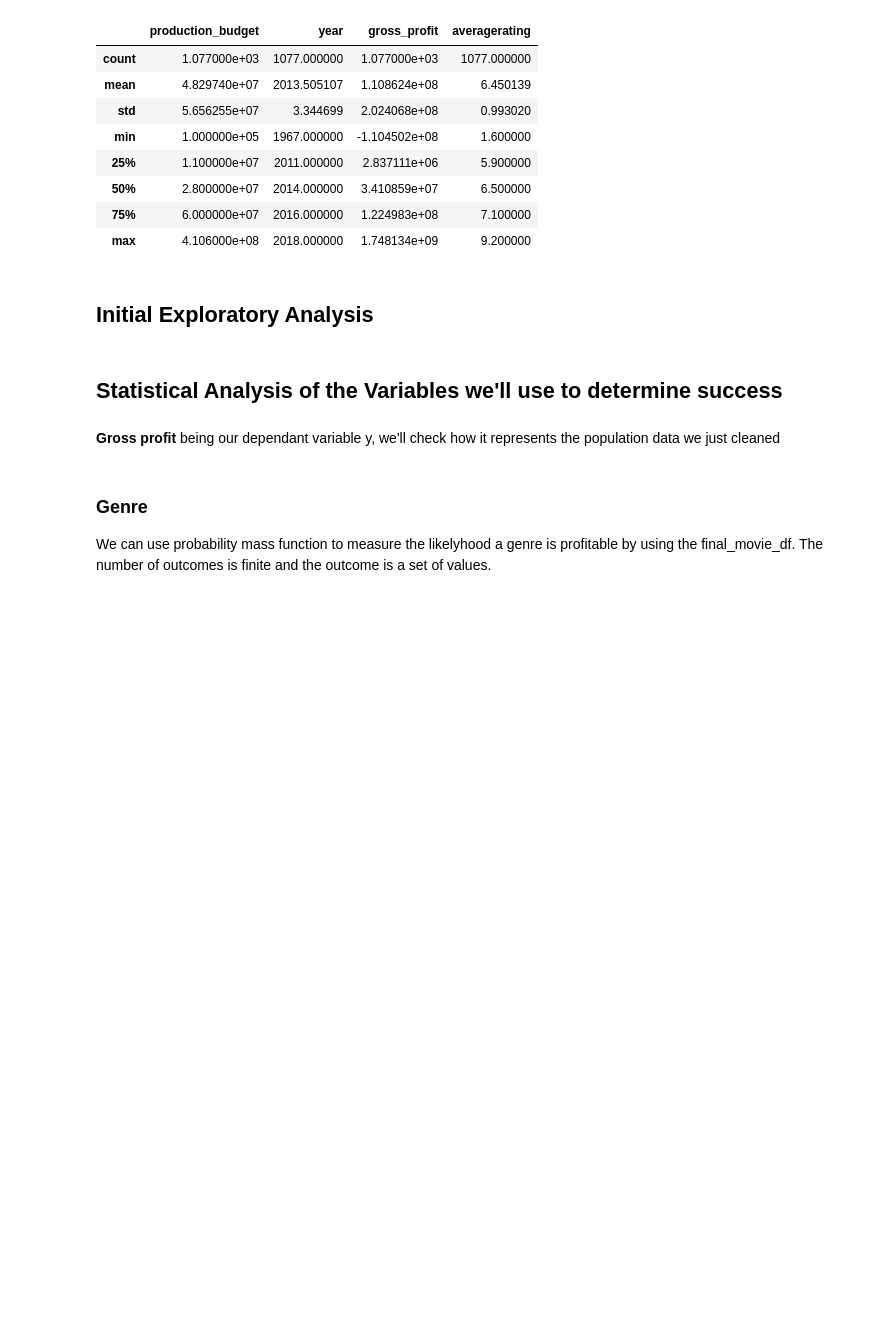
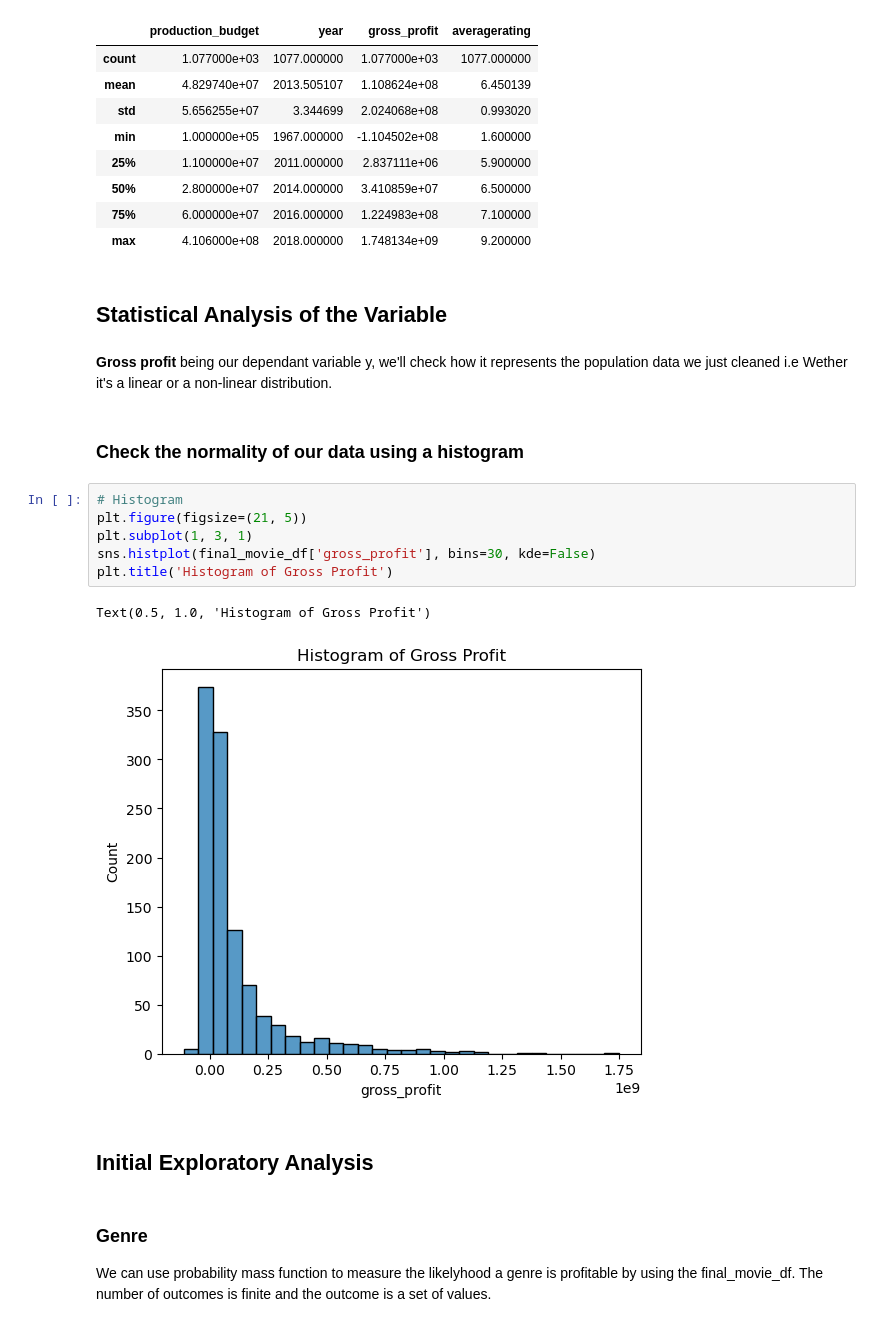
Before and after one commit to stendewa/Film-Industry-Success-Analysis, a Jupyter notebook: student.ipynb, the cells around one changed output. Saved outputs shown, nothing was run; the diff lists cells and outputs as text; blank space fills up the shorter version.

```diff
--- a/student.ipynb
+++ b/student.ipynb
@@ -351,12 +351,23 @@ final_movie_df.describe()
 | 50% | 2.800000e+07 | 2014.000000 | 3.410859e+07 | 6.500000 |
 | 75% | 6.000000e+07 | 2016.000000 | 1.224983e+08 | 7.100000 |
 | max | 4.106000e+08 | 2018.000000 | 1.748134e+09 | 9.200000 |
+# %% [markdown]
+## Statistical Analysis of the Variable
+# %% [markdown]
+**Gross profit** being our dependant variable y, we'll check how it represents the population data we just cleaned i.e Wether it's a linear or a non-linear distribution.
+# %% [markdown]
+### Check the normality of our data using a histogram
+# %%
+# Histogram
+plt.figure(figsize=(21, 5))
+plt.subplot(1, 3, 1)
+sns.histplot(final_movie_df['gross_profit'], bins=30, kde=False)
+plt.title('Histogram of Gross Profit')
+# %% [output]
+Text(0.5, 1.0, 'Histogram of Gross Profit')
+[figure, added]
 # %% [markdown]
 ## Initial Exploratory Analysis
-# %% [markdown]
-## Statistical Analysis of the Variables we'll use to determine success
-# %% [markdown]
-**Gross profit** being our dependant variable y, we'll check how it represents the population data we just cleaned
 # %% [markdown]
 ### Genre
 We can use probability mass function to measure the likelyhood a genre is profitable by using the final_movie_df. The number of outcomes is finite and the outcome is a set of values.
```
Also changed, not shown: parts of 11 cells of this notebook, 3 other files.
